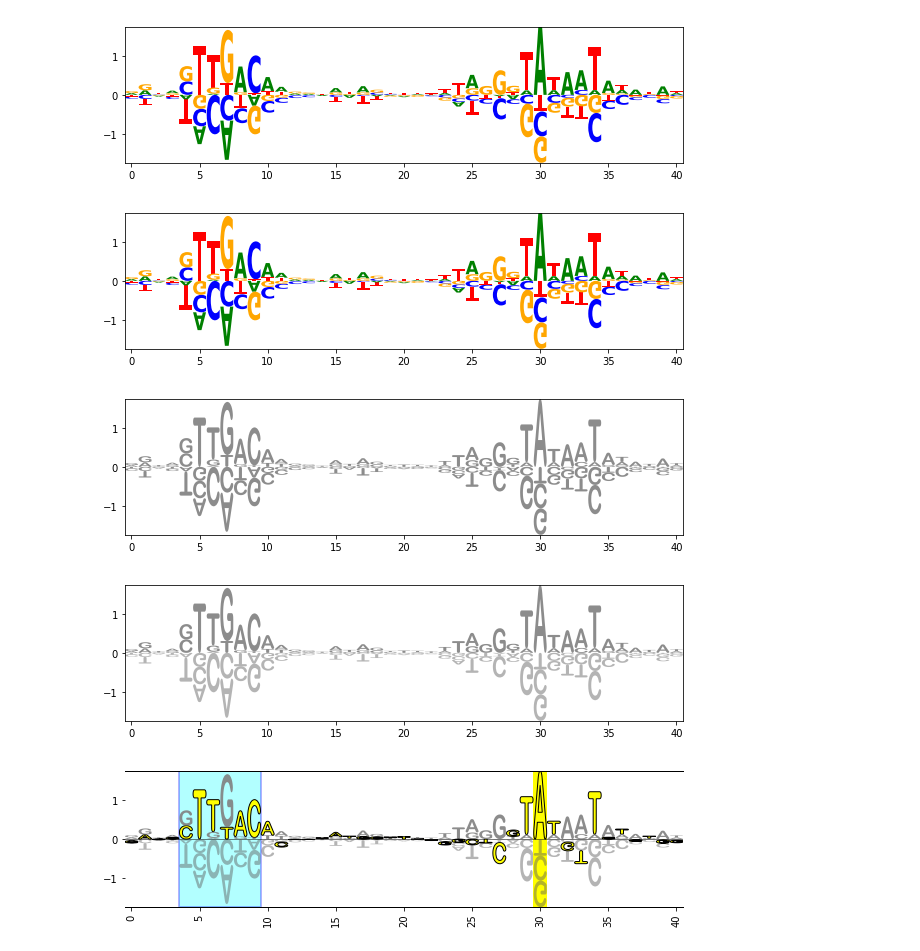
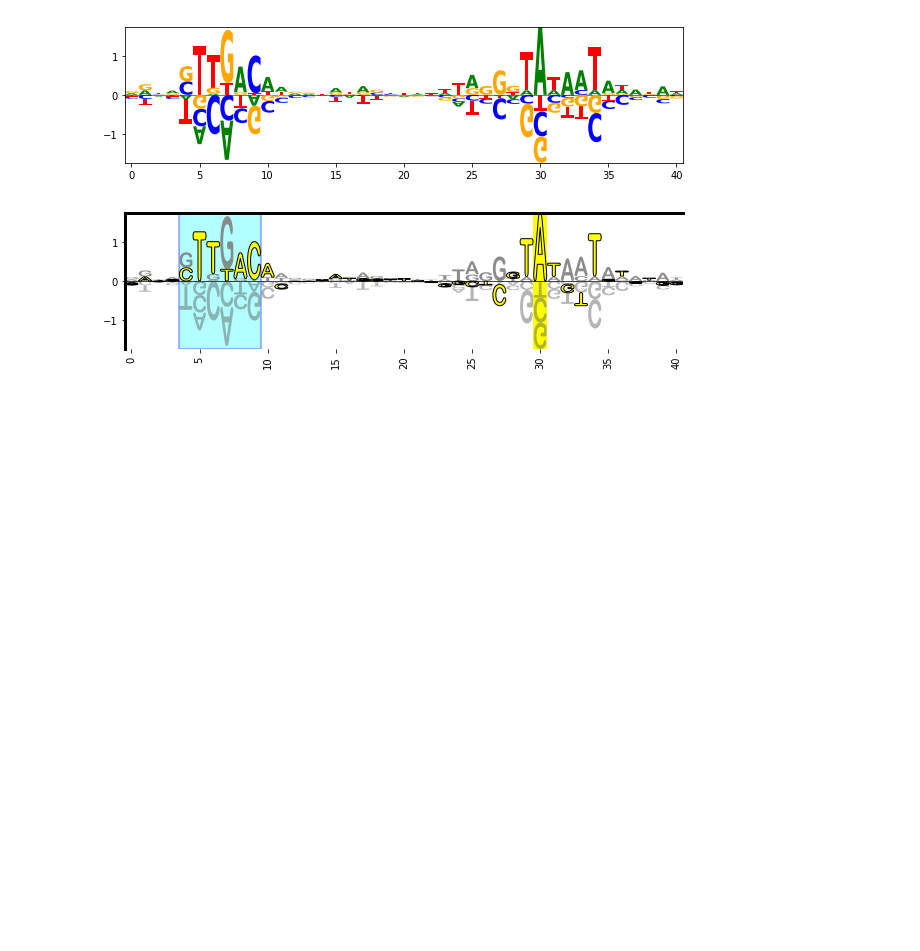
Before and after one commit to jbkinney/logomaker, a Jupyter notebook: jupyter_notebooks/19.03.12_validate.ipynb, the cells around one changed output. Drawn from its saved outputs; the diff is of its cells as text; code cells hidden in the pictures; blank space fills up the shorter version.

```diff
--- a/jupyter_notebooks/19.03.12_validate.ipynb
+++ b/jupyter_notebooks/19.03.12_validate.ipynb
@@ -45,48 +45,46 @@ logo = logomaker.Logo(df, center=True, negate=True)
 
 # Create a BaseLogo
 logo = logomaker.Logo(df=df,
-                      negate=True,
-                      center=True)
+                      negate_values=True,
+                      center_values=True,draw_now=False)
 
 # Style glyphs
 logo.style_glyphs(alpha=.9,
                   color='gray',
-                  font_family='Arial Rounded MT Bold')
+                  font_family='Arial Rounded MT Bold',draw_now=False)
 
 # Add below effects
-logo.style_glyphs_below(shade=.3, fade=.5)
+logo.style_glyphs_below(shade=.3, fade=.5,draw_now=False)
 
 # Modify a single glyph
 logo.style_single_glyph(p=30, c='A', color='dodgerblue')
 
 # Highlight wt sequence
 wt_seq = 'CAGGCTTTACACTTTATGCTTCCGGCTCGTATGTTGTGTGG'
 #wt_seq1 = 'CCGG'
 logo.style_glyphs_in_sequence(wt_seq,
                               edgewidth=1.0,
                               alpha=1.0,
                               color='yellow')
 
 # Draw a baseline
 logo.draw_baseline(linewidth=.5)
 
 # Style xticks
 logo.style_xticks(spacing=5, anchor=25, rotation=90, fmt='%d')
 
 # Style spines
 logo.style_spines(visible=False)
-logo.style_spines(visible=True, spines=['top', 'bottom'], linewidth=1)
+#logo.style_spines(visible=True, spines=('top', 'bottom'), linewidth=1)
+logo.style_spines(visible=True, spines=['top','left'], linewidth=3)
 
 # highlight position
 logo.highlight_position(30)
 
 # higlight positions
 logo.highlight_position_range(4,9, edgecolor='b', linewidth=2, color='cyan', alpha=.3)
 # %% [output]
-[figure, old version]
+[figure, new version]
-[figure, removed]
-[figure, removed]
-[figure, removed]
 # %%
 import timeit
 
```
Also changed, not shown: parts of 3 cells of this notebook, 3 other files.
